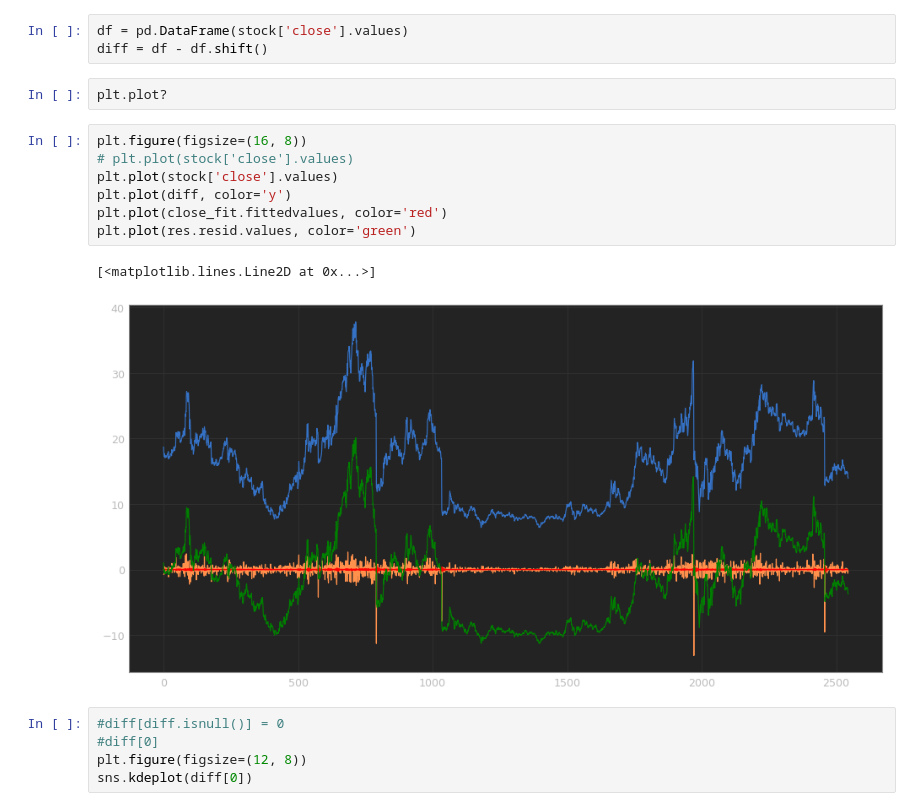
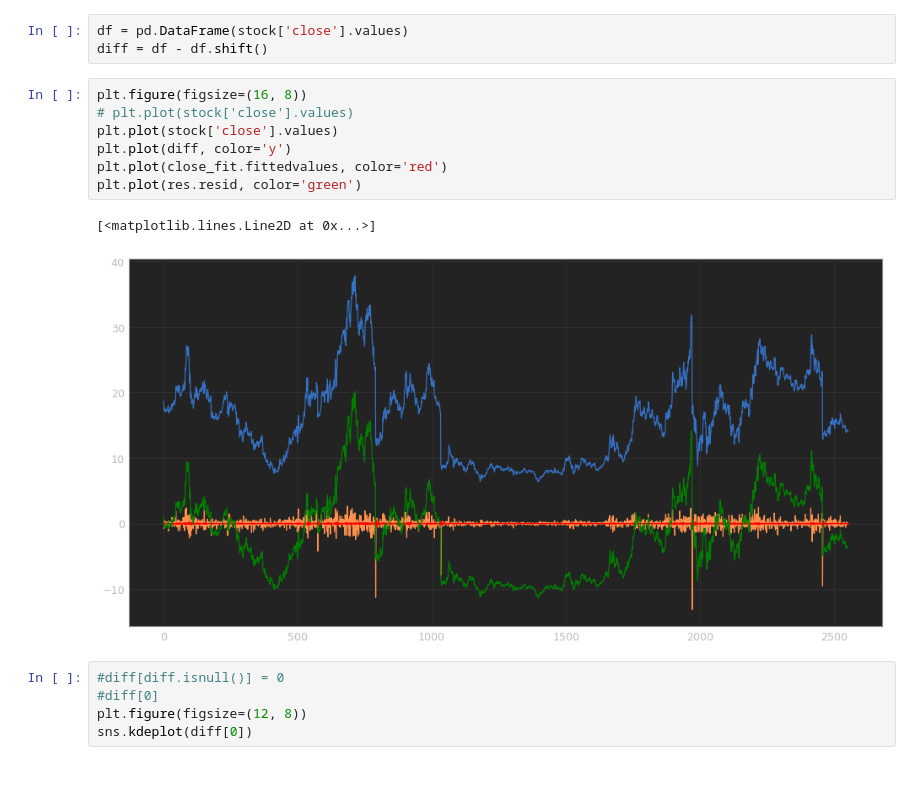
Before and after one commit to xtwxfxk/left5, a Jupyter notebook: test.ipynb, the cells around one changed output. Saved outputs shown, nothing was run; the diff lists cells and outputs as text; blank space fills up the shorter version.

```diff
--- a/test.ipynb
+++ b/test.ipynb
@@ -94,18 +94,16 @@ close_fit = model.fit(disp=1)
 # %%
 df = pd.DataFrame(stock['close'].values)
 diff = df - df.shift()
-# %%
-plt.plot?
 # %%
 plt.figure(figsize=(16, 8))
 # plt.plot(stock['close'].values)
 plt.plot(stock['close'].values)
 plt.plot(diff, color='y')
 plt.plot(close_fit.fittedvalues, color='red')
-plt.plot(res.resid.values, color='green')
+plt.plot(res.resid, color='green')
 # %% [output]
 [<matplotlib.lines.Line2D at 0x...>]
-[figure, old version]
+[figure, new version]
 # %%
 #diff[diff.isnull()] = 0
 #diff[0]
```
Also changed, not shown: parts of 8 cells of this notebook, 2 other files.
